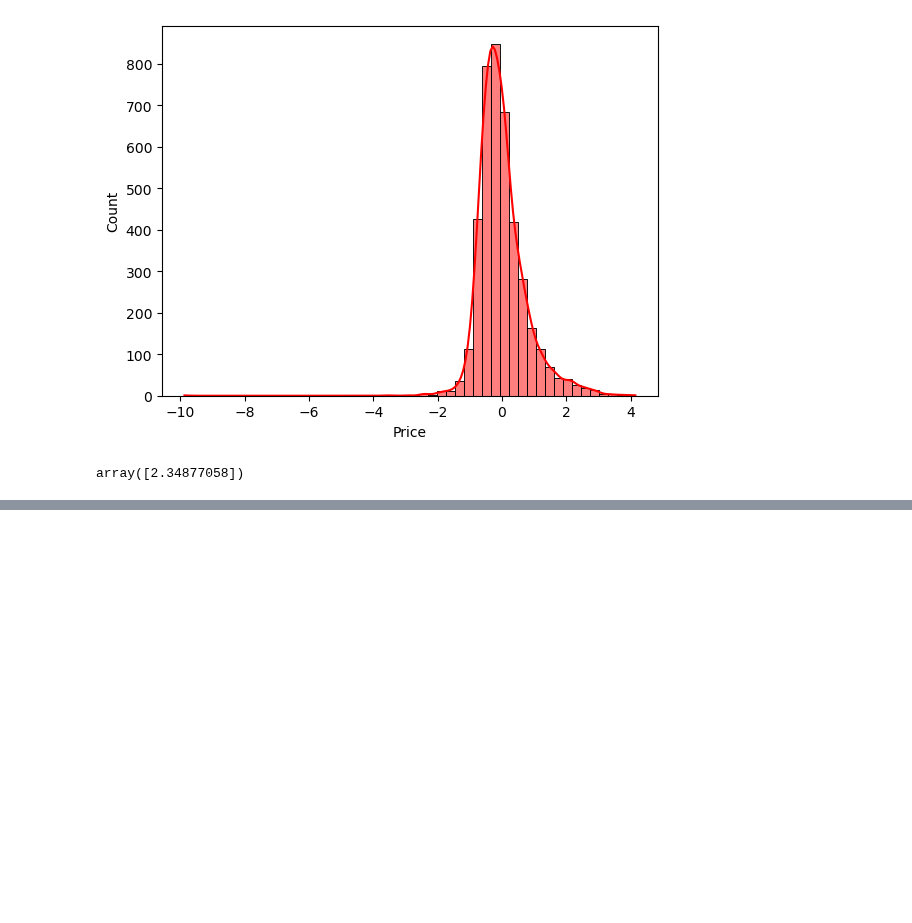
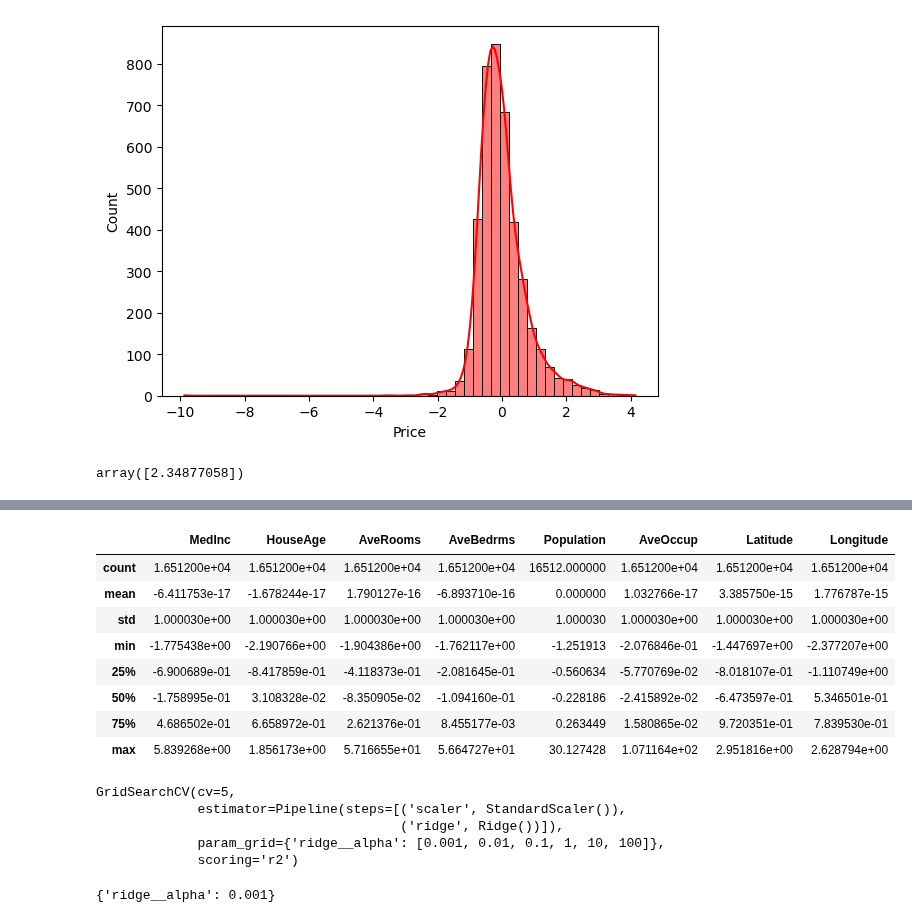
Before and after one commit to Sahil-K-Y/AI-ML-Blueprint, a Jupyter notebook: Phase-2/House prediction.ipynb, the cells around one changed output, grey strips where cells are left out. Saved outputs shown, nothing was run; the diff lists cells and outputs as text; code cells hidden in the pictures; blank space fills up the shorter version.

```diff
--- a/Phase-2/House prediction.ipynb
+++ b/Phase-2/House prediction.ipynb
@@ -207,0 +232,4 @@ array([2.34877058])
+# %%
+scaler=StandardScaler()
+# %%
+X_train_scaled=scaler.fit_transform(X_train)
@@ -207,0 +238,12 @@ array([2.34877058])
+# %%
+pd.DataFrame(X_train_scaled, columns=X_train.columns).describe()
+# %% [output]
+|  | MedInc | HouseAge | AveRooms | AveBedrms | Population | AveOccup | Latitude | Longitude |
+| count | 1.651200e+04 | 1.651200e+04 | 1.651200e+04 | 1.651200e+04 | 16512.000000 | 1.651200e+04 | 1.651200e+04 | 1.651200e+04 |
+| mean | -6.411753e-17 | -1.678244e-17 | 1.790127e-16 | -6.893710e-16 | 0.000000 | 1.032766e-17 | 3.385750e-15 | 1.776787e-15 |
+| std | 1.000030e+00 | 1.000030e+00 | 1.000030e+00 | 1.000030e+00 | 1.000030 | 1.000030e+00 | 1.000030e+00 | 1.000030e+00 |
+| min | -1.775438e+00 | -2.190766e+00 | -1.904386e+00 | -1.762117e+00 | -1.251913 | -2.076846e-01 | -1.447697e+00 | -2.377207e+00 |
+| 25% | -6.900689e-01 | -8.417859e-01 | -4.118373e-01 | -2.081645e-01 | -0.560634 | -5.770769e-02 | -8.018107e-01 | -1.110749e+00 |
+| 50% | -1.758995e-01 | 3.108328e-02 | -8.350905e-02 | -1.094160e-01 | -0.228186 | -2.415892e-02 | -6.473597e-01 | 5.346501e-01 |
+| 75% | 4.686502e-01 | 6.658972e-01 | 2.621376e-01 | 8.455177e-03 | 0.263449 | 1.580865e-02 | 9.720351e-01 | 7.839530e-01 |
+| max | 5.839268e+00 | 1.856173e+00 | 5.716655e+01 | 5.664727e+01 | 30.127428 | 1.071164e+02 | 2.951816e+00 | 2.628794e+00 |
@@ -207,0 +261,12 @@ array([2.34877058])
+# %%
+grid.fit(X_train,y_train)
+# %% [output]
+GridSearchCV(cv=5,
+             estimator=Pipeline(steps=[('scaler', StandardScaler()),
+                                       ('ridge', Ridge())]),
+             param_grid={'ridge__alpha': [0.001, 0.01, 0.1, 1, 10, 100]},
+             scoring='r2')
+# %%
+grid.best_params_
+# %% [output]
+{'ridge__alpha': 0.001}
```
Also changed, not shown: parts of 24 cells of this notebook.
